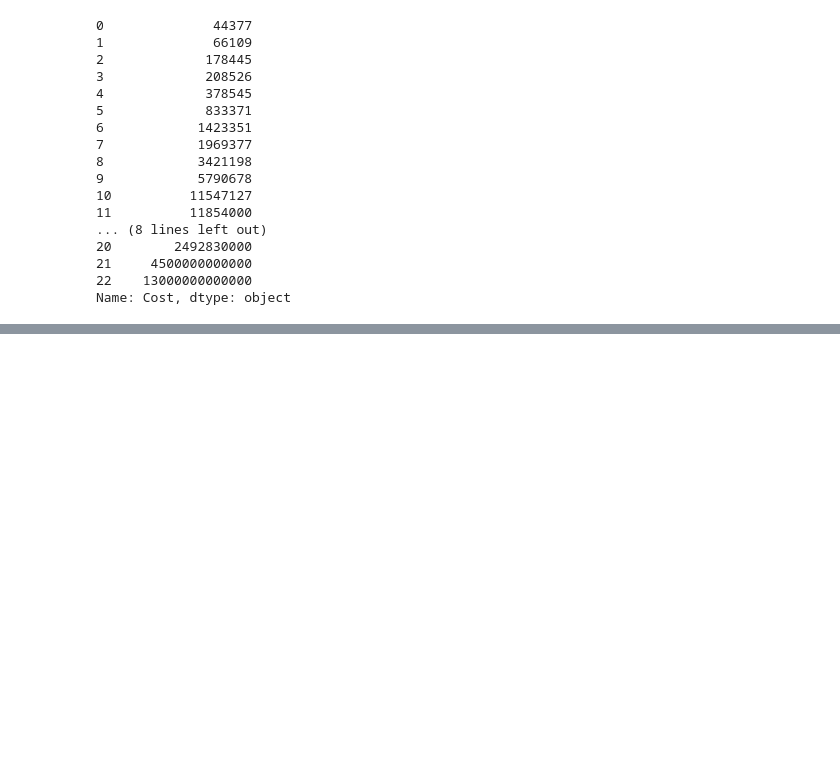
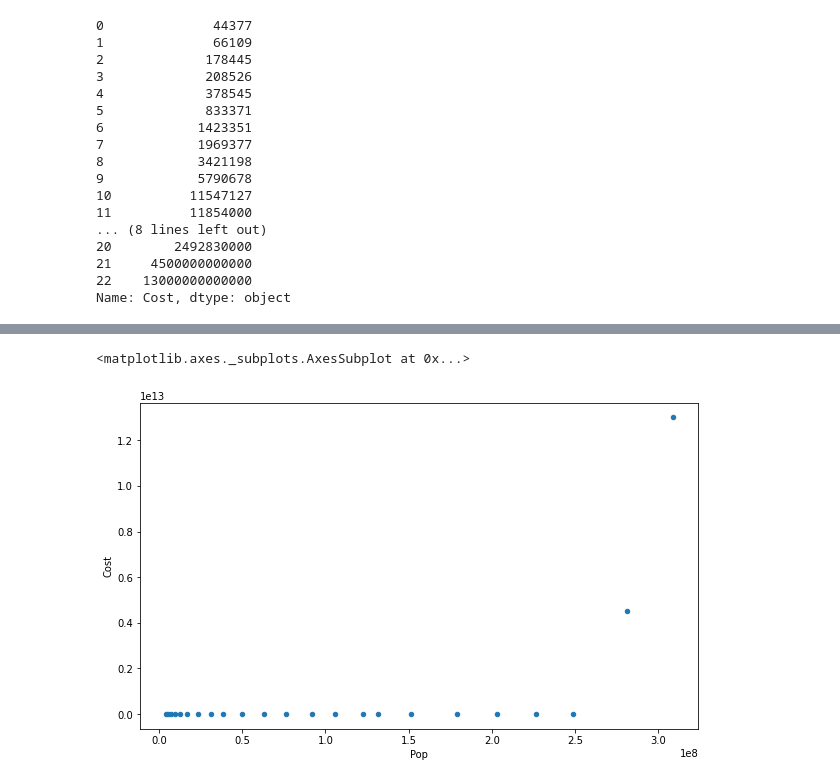
Before and after one commit to sruthib22/data690fall21, a Jupyter notebook: assignment_04/census_costs_pandas.ipynb, the cells around one changed output, grey strips where cells are left out. Saved outputs shown, nothing was run; the diff lists cells and outputs as text; code cells hidden in the pictures; blank space fills up the shorter version.

```diff
--- a/assignment_04/census_costs_pandas.ipynb
+++ b/assignment_04/census_costs_pandas.ipynb
@@ -365,0 +228,5 @@ with open("census_costs2.txt", "w") as f:
+# %%
+df_new.plot(kind="scatter", x="Pop", y="Cost", figsize=(10,6))
+# %% [output]
+<matplotlib.axes._subplots.AxesSubplot at 0x...>
+[figure, added]
```
Also changed, not shown: parts of 19 cells of this notebook.
